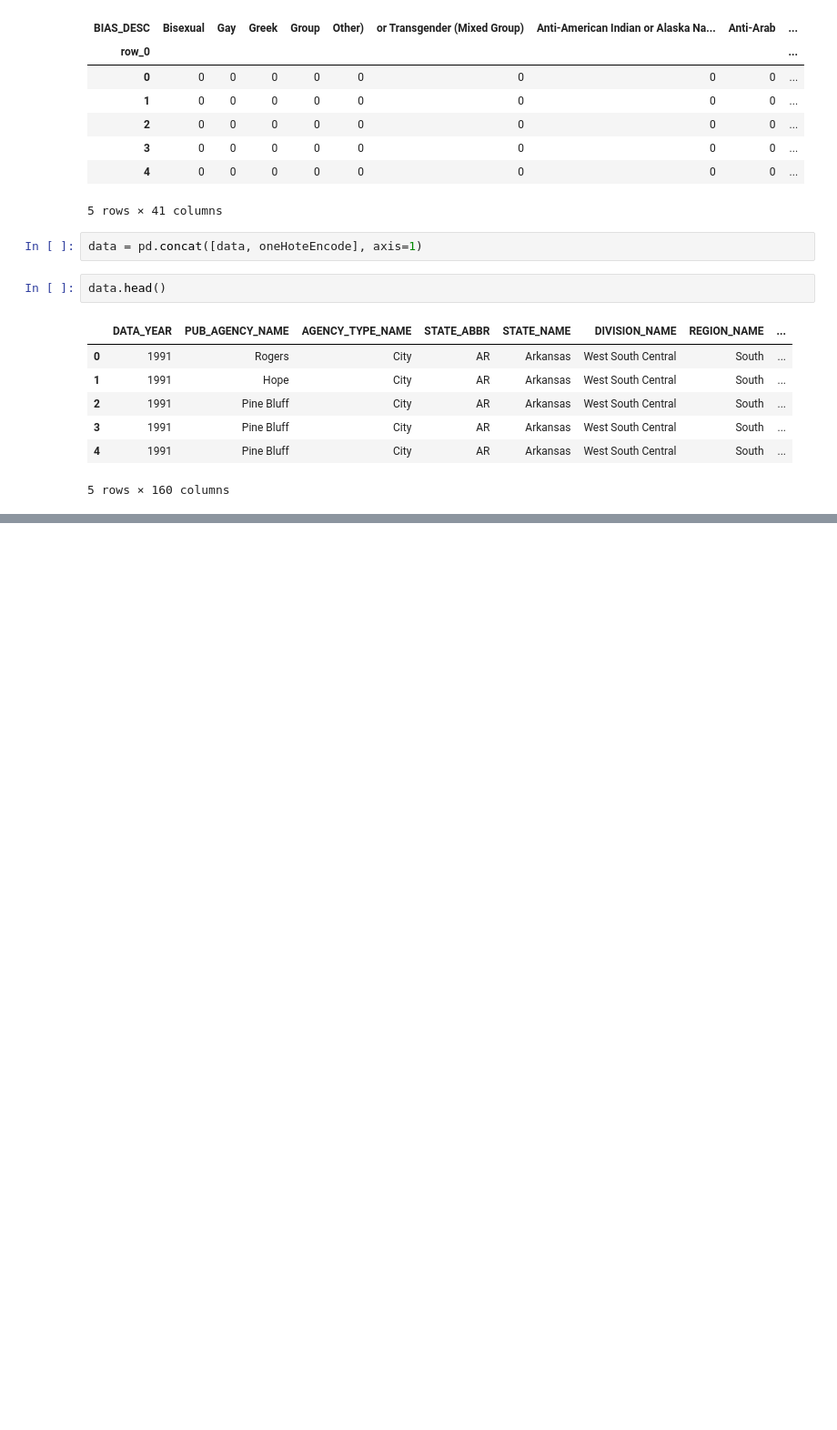
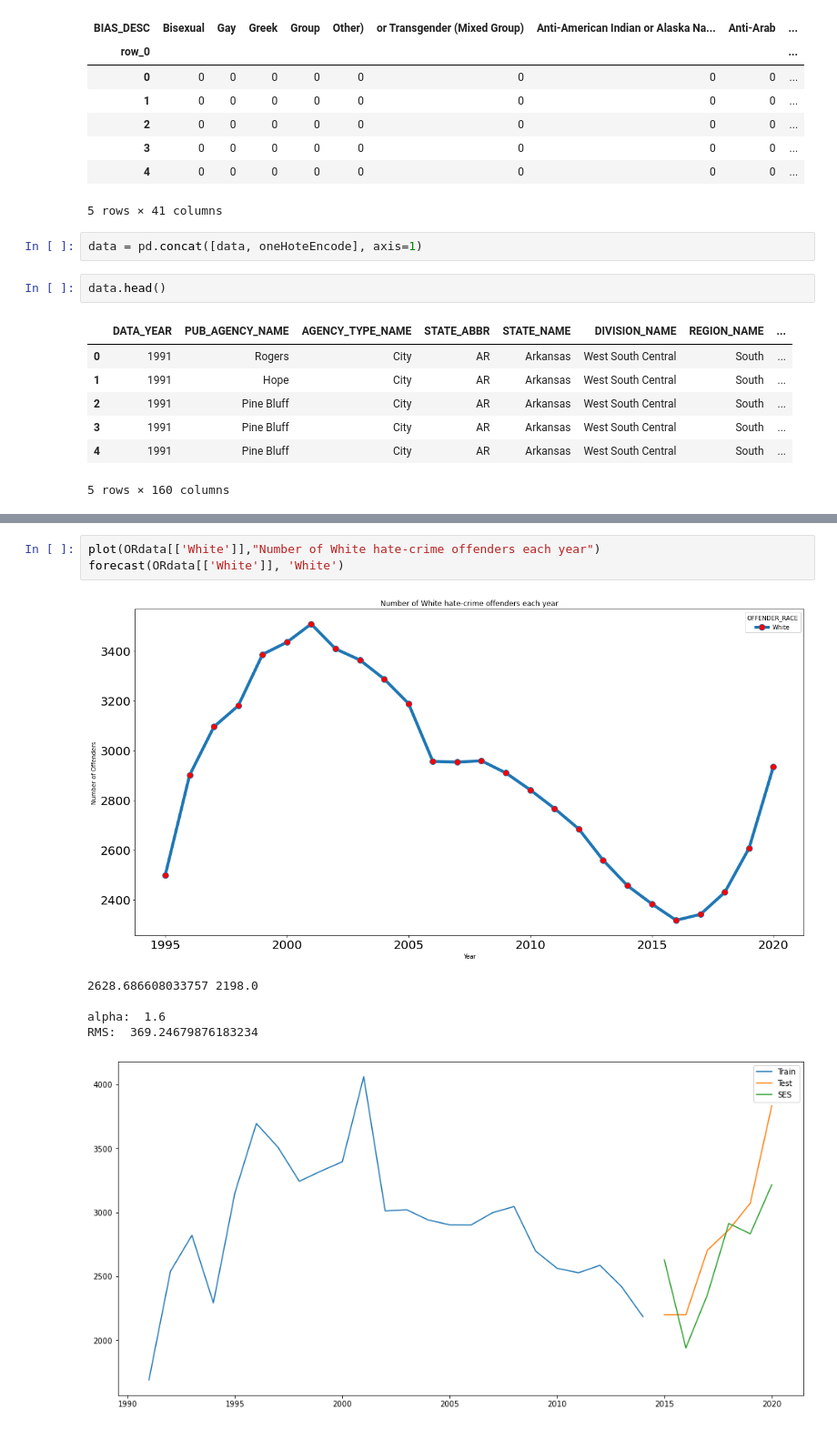
Before and after one commit to alphonso-a/big-data-project, a Jupyter notebook: Mita.ipynb, the cells around one changed output, grey strips where cells are left out. Shown at 91% size. Saved outputs shown, nothing was run; the diff lists cells and outputs as text; blank space fills up the shorter version.

```diff
--- a/Mita.ipynb
+++ b/Mita.ipynb
@@ -289,0 +417,10 @@ data.head()
+# %%
+plot(ORdata[['White']],"Number of White hate-crime offenders each year")
+forecast(ORdata[['White']], 'White')
+# %% [output]
+[figure, added]
+2628.686608033757 2198.0
+
+alpha:  1.6
+RMS:  369.24679876183234
+[figure, added]
```
Also changed, not shown: parts of 14 cells of this notebook.
